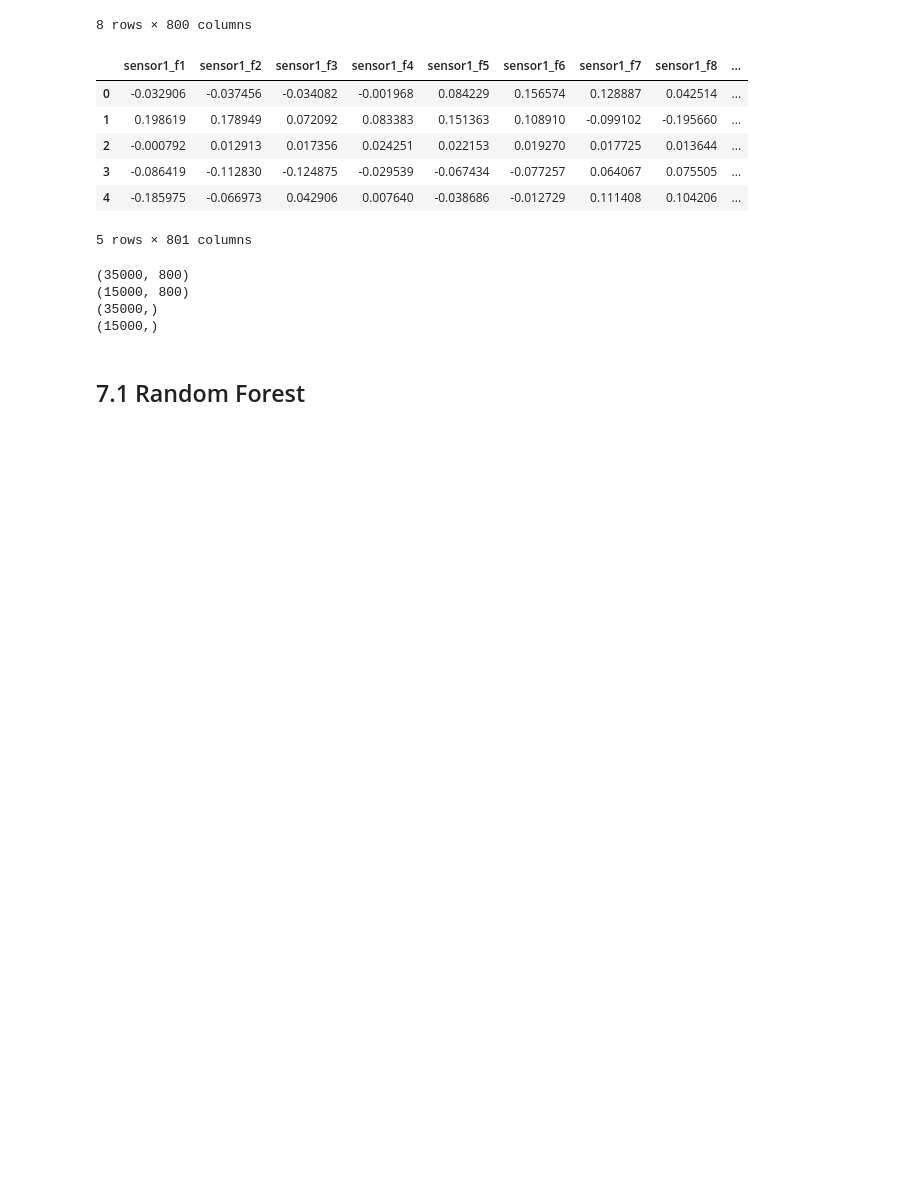
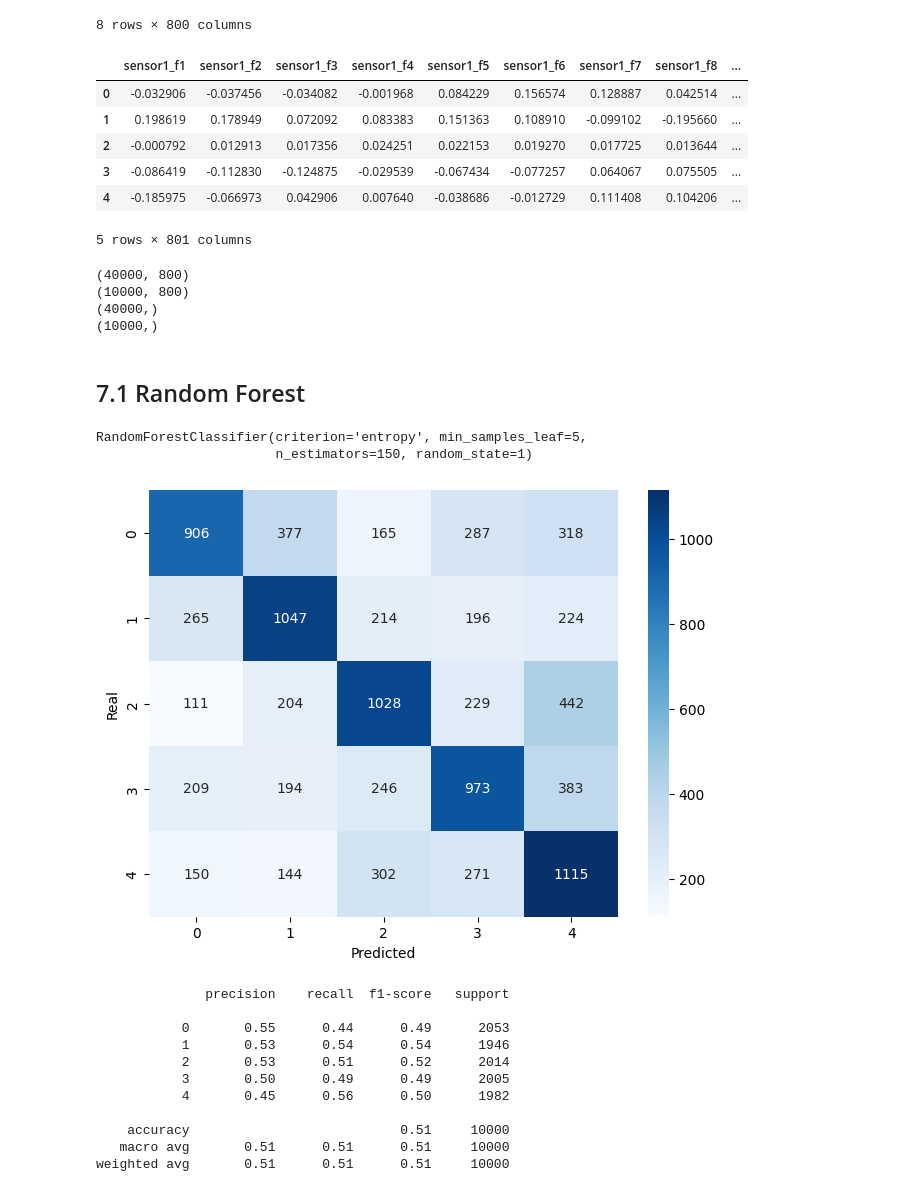
Before and after one commit to rodrigomedeiros92-code/case_study_FIESC, a Jupyter notebook: AI_processing/modeling.ipynb, the cells around one changed output. Cells and saved outputs as stored; diff of their text form; code cells hidden in the pictures; blank space fills up the shorter version.

```diff
--- a/AI_processing/modeling.ipynb
+++ b/AI_processing/modeling.ipynb
@@ -604,7 +623,7 @@ df3 = rename_sensor_columns(df3, 3)
 df4 = rename_sensor_columns(df5, 4) # Sensor 5 is now index 4
 # %%
 df_sens_com = pd.concat(
-    [df1, df2, df3_com, df4_com],
+    [df1, df2, df3, df4],
     axis=1
 )
 # %%
@@ -637,7 +656,7 @@ X_com = final_df_com.drop(columns=['label'])
 y_com = final_df_com['label']
 # %%
 X_train_com, X_test_com, y_train_com, y_test_com = train_test_split(
-    X_com, y_com, test_size=0.3, random_state=1
+    X_com, y_com, test_size=0.2, random_state=1
 )
 # %%
 print(X_train_com.shape)
@@ -645,9 +664,9 @@ print(X_test_com.shape)
 print(y_train_com.shape)
 print(y_test_com.shape)
 # %% [output]
-(35000, 800)
-(15000, 800)
-(35000,)
-(15000,)
+(40000, 800)
+(10000, 800)
+(40000,)
+(10000,)
 # %% [markdown]
 ## 7.1 Random Forest
@@ -659,7 +673,30 @@ param = {'criterion': ['gini', 'entropy'],
-# %%
-grid_search = GridSearchCV(estimator=RandomForestClassifier(), cv=2, param_grid=param, scoring='f1_macro', verbose=10)
-grid_search.fit(X_train_com, y_train_com)
-best_param = grid_search.best_params_
-best_result = grid_search.best_score_
-print(best_param)
-print(best_result)
+# %%
+random_forest = RandomForestClassifier(criterion = 'entropy', min_samples_leaf = 5, min_samples_split=2, n_estimators = 150, random_state=1)
+random_forest.fit(X_train_com, y_train_com)
+# %% [output]
+RandomForestClassifier(criterion='entropy', min_samples_leaf=5,
+                       n_estimators=150, random_state=1)
+# %%
+y_pred = random_forest.predict(X_test_com)
+cm = confusion_matrix(y_test_com, y_pred)
+
+sns.heatmap(cm, annot=True, fmt='d', cmap='Blues')
+plt.tight_layout()
+plt.ylabel("Real")
+plt.xlabel("Predicted")
+plt.show()
+
+print(classification_report(y_test_com, y_pred))
+# %% [output]
+[figure, added]
+              precision    recall  f1-score   support
+
+           0       0.55      0.44      0.49      2053
+           1       0.53      0.54      0.54      1946
+           2       0.53      0.51      0.52      2014
+           3       0.50      0.49      0.49      2005
+           4       0.45      0.56      0.50      1982
+
+    accuracy                           0.51     10000
+   macro avg       0.51      0.51      0.51     10000
+weighted avg       0.51      0.51      0.51     10000
```
Also changed, not shown: parts of 16 cells of this notebook, 1 other file.
